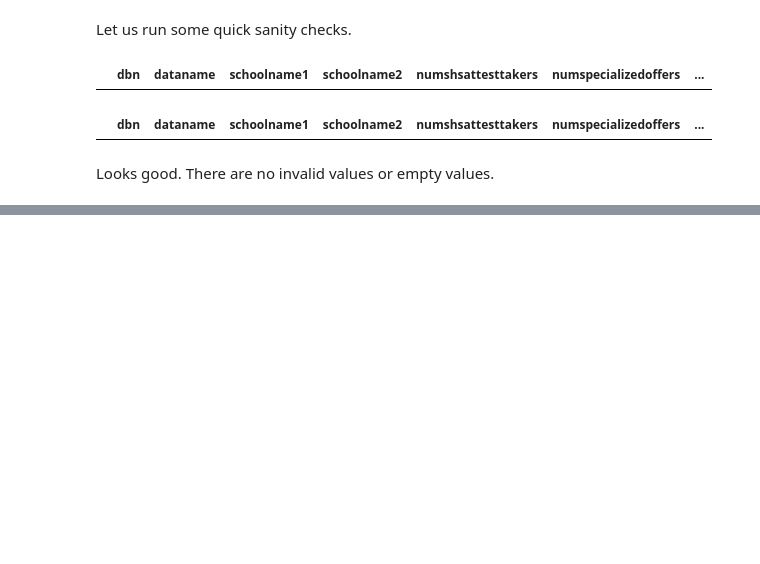
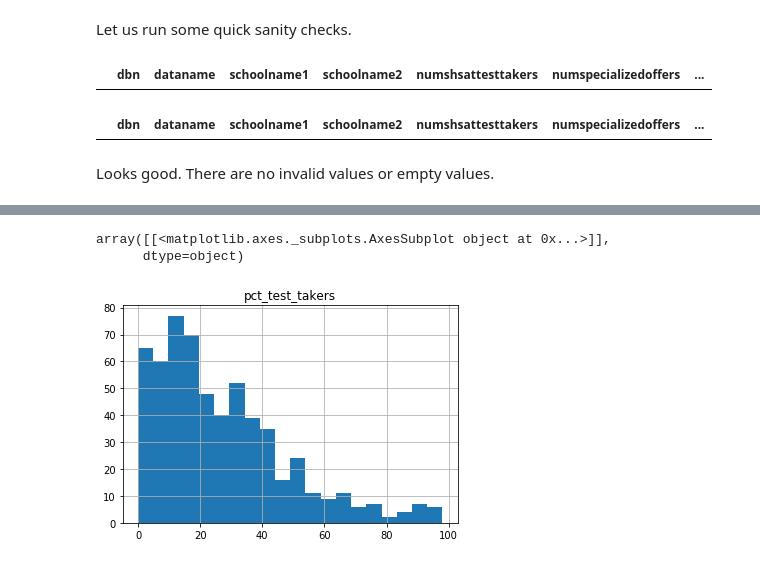
Before and after one commit to mwinton/W207-final-project, a Jupyter notebook: PASSNYC_deepak_nagaraj.ipynb, the cells around one changed output, grey strips where cells are left out. Cells and saved outputs as stored; diff of their text form; code cells hidden in the pictures; blank space fills up the shorter version.

Commit message:
Add histogram for % test takers

```diff
--- a/PASSNYC_deepak_nagaraj.ipynb
+++ b/PASSNYC_deepak_nagaraj.ipynb
@@ -330,0 +273,4 @@ Looks good.  There are no invalid values or empty values.
+# %%
+combined_df['pct_test_takers'] = (combined_df['numshsattesttakers'] * 100 \
+                / (combined_df['grade_8'] + combined_df['grade_9'])).astype('int')
+combined_df.head(5)
@@ -330,0 +284,6 @@ Looks good.  There are no invalid values or empty values.
+# %%
+display(combined_df.hist('pct_test_takers', bins=20))
+# %% [output]
+array([[<matplotlib.axes._subplots.AxesSubplot object at 0x...>]],
+      dtype=object)
+[figure, added]
```
Also changed, not shown: parts of 12 cells of this notebook.
